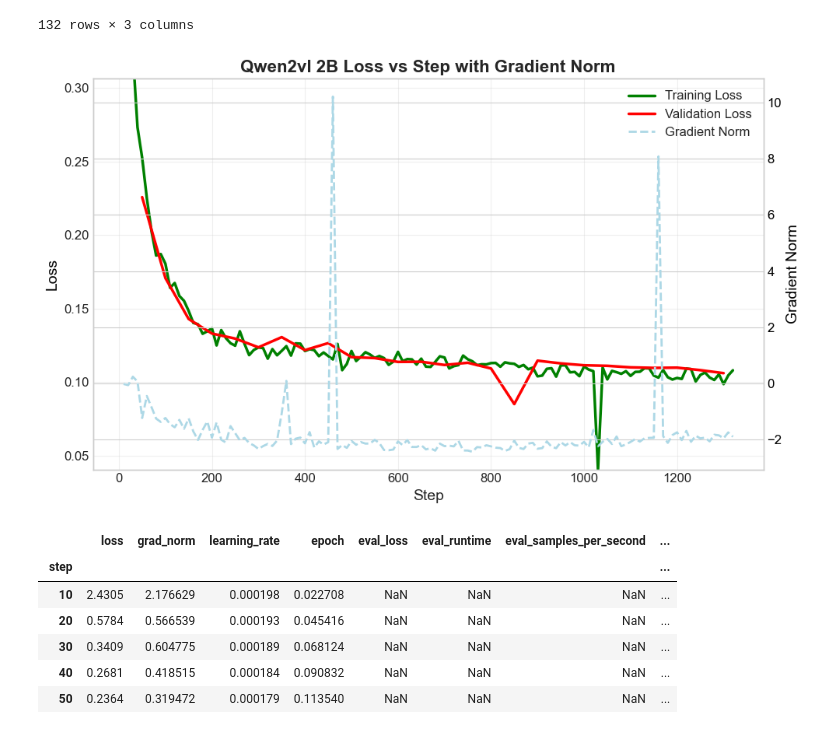
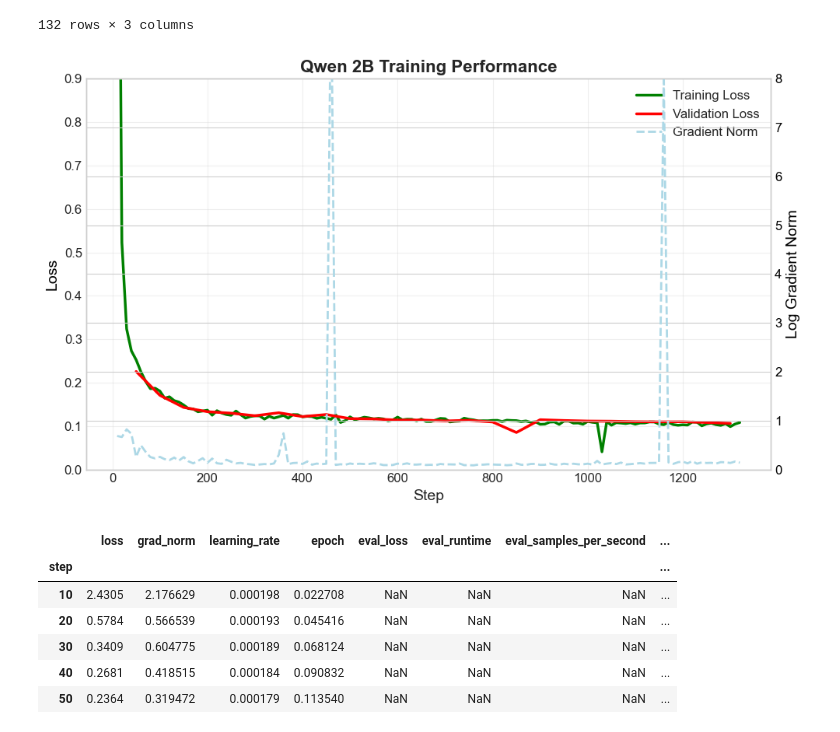
Before and after one commit to SakalYin/Robot_Arm_VLM, a Jupyter notebook: log_visualization.ipynb, the cells around one changed output. Cells and saved outputs as stored; diff of their text form; code cells hidden in the pictures.

```diff
--- a/log_visualization.ipynb
+++ b/log_visualization.ipynb
@@ -1,7 +1,7 @@
 # %%
 import pandas as pd
 
-log1 = pd.read_csv('Qwen2b-Robot-Arm-Unsloth/2B/V4/log.csv')
+log1 = pd.read_csv('checkpoints/Qwen2b-Robot-Arm-Unsloth/2B/V4/log.csv')
 log1.index = log1['step']
 log1 = log1.drop(columns=['step'])
 log1
@@ -46,48 +46,40 @@ val_loss = val_loss[val_loss['eval_loss'] != 0]
 # %%
 import matplotlib.pyplot as plt
 import numpy as np
 
 plt.style.use('seaborn-v0_8-whitegrid')
 fig, ax1 = plt.subplots(figsize=(10, 6))
-
+y_min = 0
+y_max = 0.9
 # Plot Training and Validation Loss on the left y-axis
 ax1.plot(train_loss.index, train_loss['loss'], color='green', linewidth=2.5, label='Training Loss')
 ax1.plot(val_loss.index, val_loss['eval_loss'], color='red', linewidth=2.5, label='Validation Loss')
 
 # Labeling for left y-axis
 ax1.set_xlabel('Step', fontsize=14)
 ax1.set_ylabel('Loss', fontsize=14, color='black')
-ax1.set_title('Qwen2vl 2B Loss vs Step with Gradient Norm', fontsize=16, fontweight='bold')
-
-# Set y-limits for left axis
-y_min = train_loss['loss'].min()
-y_max = train_loss['loss'].max() * 0.15
+ax1.set_title('Qwen 2B Training Performance', fontsize=16, fontweight='bold')
 ax1.set_ylim(y_min, y_max)
 
 # Tick customization
 ax1.tick_params(axis='both', labelsize=12)
 ax1.grid(alpha=0.3)
-
-# Create the secondary y-axis (right side)
 ax2 = ax1.twinx()
-ax2.plot(train_loss.index, np.log(train_loss['grad_norm']), color='lightblue', linewidth=2, linestyle='--', label='Gradient Norm')
+ax2.plot(train_loss.index, np.log(train_loss['grad_norm']+1), color='lightblue', linewidth=2, linestyle='--', label='Gradient Norm')
 
 # Label for the secondary axis
-ax2.set_ylabel('Gradient Norm', fontsize=14, color='black')
+ax2.set_ylabel('Log Gradient Norm', fontsize=14, color='black')
+ax2.set_ylim(0, 8)
 ax2.tick_params(axis='y', labelcolor='black', labelsize=12)
 
 # Combine legends from both axes
 lines_1, labels_1 = ax1.get_legend_handles_labels()
 lines_2, labels_2 = ax2.get_legend_handles_labels()
 ax1.legend(lines_1 + lines_2, labels_1 + labels_2, fontsize=12, loc='upper right')
-
-# Clean layout
 fig.tight_layout()
-
-# Show the plot
 plt.show()
 # %% [output]
-[figure, old version]
+[figure, new version]
 # %%
 import pandas as pd
 import numpy as np
```
Also changed, not shown: parts of 13 cells of this notebook, 7 other files.
